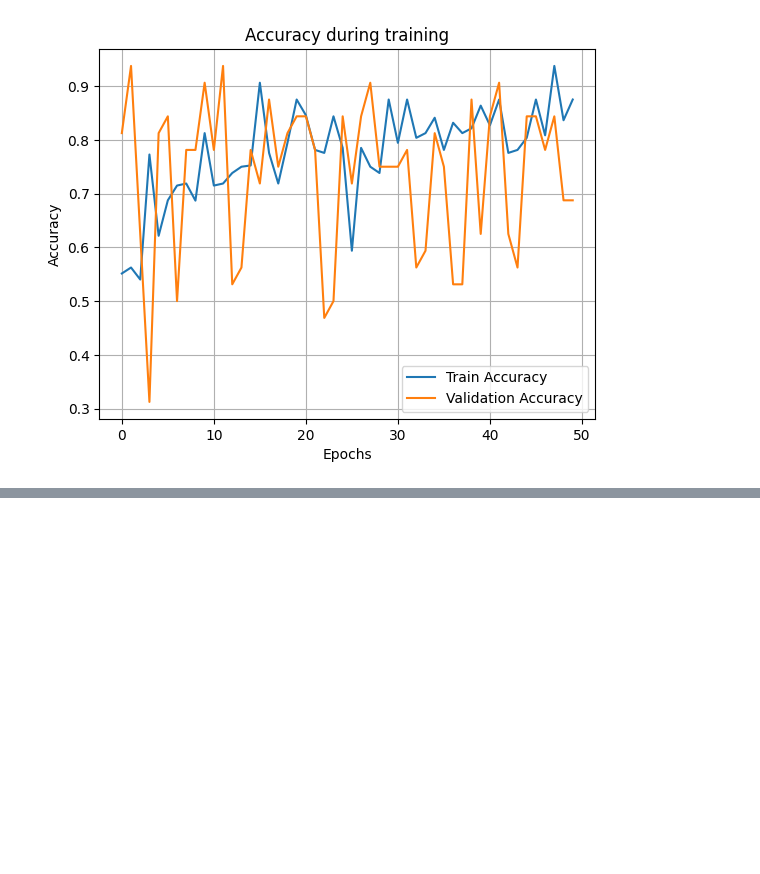
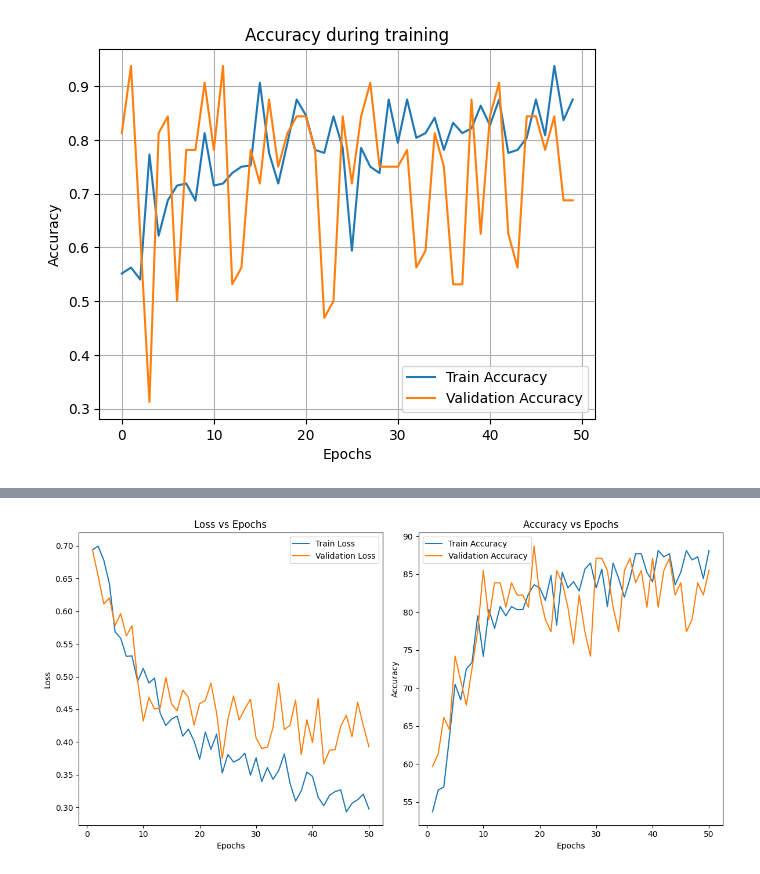
Before and after one commit to Kietnehi/ImageClassification_HappyOrSad, a Jupyter notebook: training_and_predict.ipynb, the cells around one changed output, grey strips where cells are left out. Cells and saved outputs as stored; diff of their text form; code cells hidden in the pictures; blank space fills up the shorter version.

```diff
--- a/training_and_predict.ipynb
+++ b/training_and_predict.ipynb
@@ -351,0 +432,94 @@ plt.show()
+# %%
+# Khởi tạo danh sách để lưu giá trị accuracy và loss cho mỗi epoch
+train_loss_history = []
+train_acc_history = []
+val_loss_history = []
+val_acc_history = []
+
+# Huấn luyện mô hình
+num_epochs = 50  # Số lượng epoch
+
+for epoch in range(num_epochs):
+    model.train()  # Đặt mô hình vào chế độ huấn luyện
+    running_loss = 0.0
+    correct = 0
+    total = 0
+
+    # Duyệt qua dữ liệu huấn luyện
+    for inputs, labels in tqdm(train_loader, desc=f"Training Epoch {epoch+1}/{num_epochs}", unit="batch"):
+        inputs, labels = inputs.to(device), labels.to(device)
+
+        optimizer.zero_grad()  # Xóa gradients cũ
+        outputs = model(inputs)  # Dự đoán
+        loss = criterion(outputs, labels)  # Tính loss
+
+        loss.backward()  # Lan truyền ngược
+        optimizer.step()  # Cập nhật trọng số
+
+        running_loss += loss.item() * inputs.size(0)  # Cộng dồn loss
+        _, predicted = torch.max(outputs, 1)  # Dự đoán nhãn
+        correct += (predicted == labels).sum().item()  # Đếm số dự đoán đúng
+        total += labels.size(0)  # Tổng số mẫu
+
+    epoch_loss = running_loss / len(train_loader.dataset)  # Tính loss trung bình
+    epoch_accuracy = correct / total * 100  # Tính accuracy
+
+    train_loss_history.append(epoch_loss)
+    train_acc_history.append(epoch_accuracy)
+
+    print(f"Epoch {epoch+1}/{num_epochs}, Loss: {epoch_loss:.4f}, Accuracy: {epoch_accuracy:.2f}%")
+
+    # Validation
+    model.eval()  # Đặt mô hình vào chế độ đánh giá
+    val_loss = 0.0
+    val_correct = 0
+    val_total = 0
+
+    with torch.no_grad():  # Tắt tính toán gradients trong validation
+        for inputs, labels in val_loader:
+            inputs, labels = inputs.to(device), labels.to(device)
+
+            outputs = model(inputs)  # Dự đoán
+            loss = criterion(outputs, labels)  # Tính loss
+
+            val_loss += loss.item() * inputs.size(0)  # Cộng dồn loss
+            _, predicted = torch.max(outputs, 1)  # Dự đoán nhãn
+            val_correct += (predicted == labels).sum().item()  # Đếm số dự đoán đúng
+            val_total += labels.size(0)  # Tổng số mẫu
+
+    val_loss = val_loss / len(val_loader.dataset)  # Tính loss trung bình
+    val_accuracy = val_correct / val_total * 100  # Tính accuracy
+
+    val_loss_history.append(val_loss)
+    val_acc_history.append(val_accuracy)
+
+    print(f"Validation Loss: {val_loss:.4f}, Validation Accuracy: {val_accuracy:.2f}%")
+
+# Vẽ biểu đồ Accuracy và Loss
+epochs = range(1, num_epochs + 1)
+
+# Vẽ biểu đồ loss
+plt.figure(figsize=(12, 6))
+
+# Loss
+plt.subplot(1, 2, 1)
+plt.plot(epochs, train_loss_history, label='Train Loss')
+plt.plot(epochs, val_loss_history, label='Validation Loss')
+plt.title('Loss vs Epochs')
+plt.xlabel('Epochs')
+plt.ylabel('Loss')
+plt.legend()
+
+# Accuracy
+plt.subplot(1, 2, 2)
+plt.plot(epochs, train_acc_history, label='Train Accuracy')
+plt.plot(epochs, val_acc_history, label='Validation Accuracy')
+plt.title('Accuracy vs Epochs')
+plt.xlabel('Epochs')
+plt.ylabel('Accuracy')
+plt.legend()
+
+# Hiển thị biểu đồ
+plt.tight_layout()
+plt.show()
+# %% [output]
@@ -351,0 +543 @@ plt.show()
+[figure, added]
```
Also changed, not shown: parts of 7 cells of this notebook.
